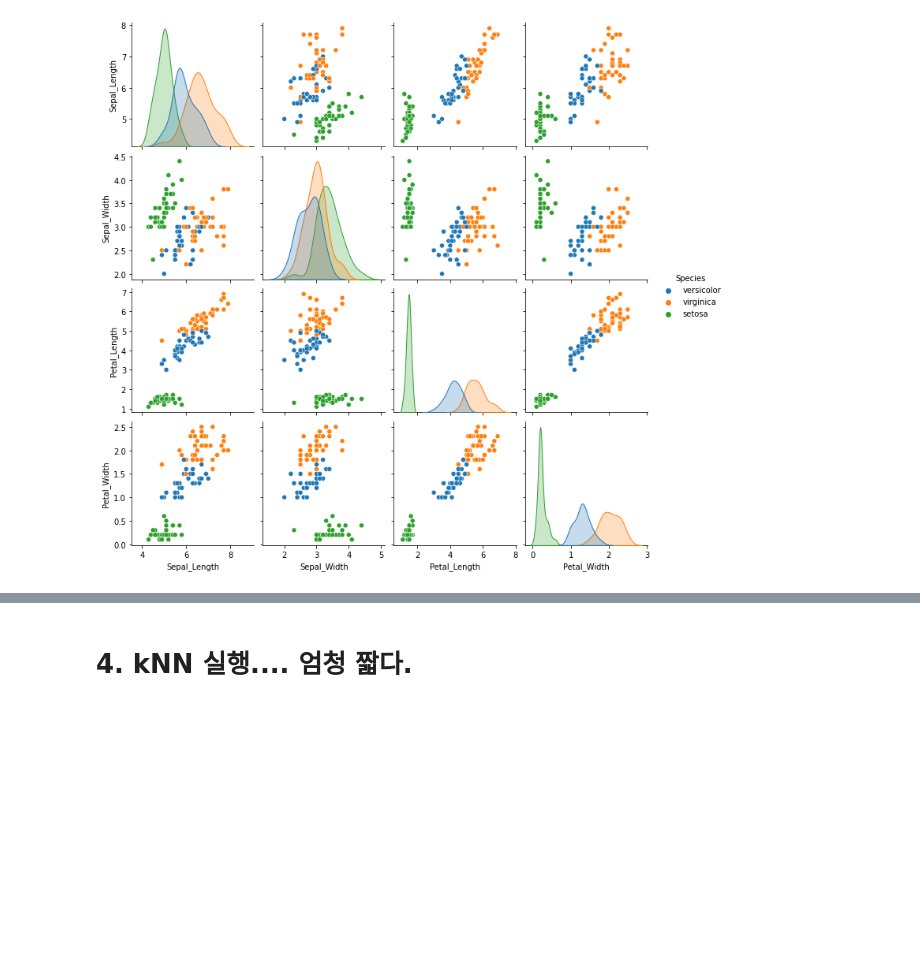
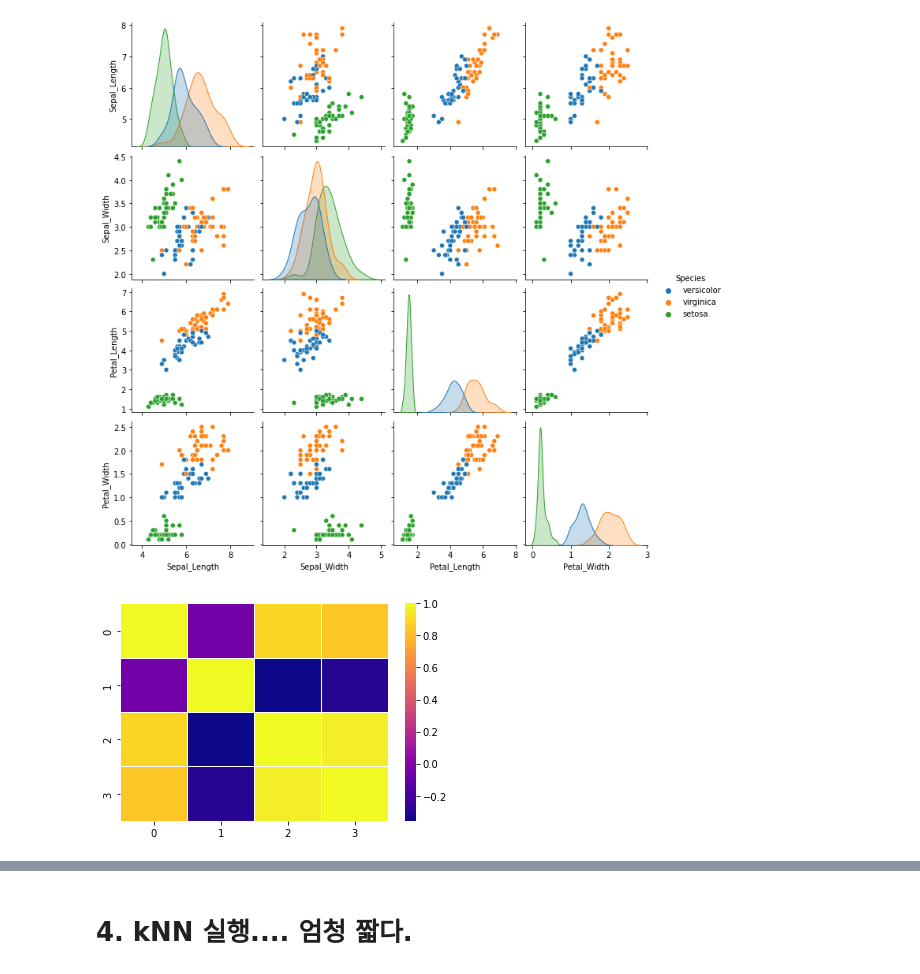
Before and after one commit to gundaminpde/2023-spring, a Jupyter notebook: 02_1_kNN.ipynb, the cells around one changed output, grey strips where cells are left out. Saved outputs shown, nothing was run; the diff lists cells and outputs as text; code cells hidden in the pictures; blank space fills up the shorter version.

```diff
--- a/02_1_kNN.ipynb
+++ b/02_1_kNN.ipynb
@@ -172,3 +172,10 @@ sns.pairplot(df_cat, hue='Species');
 plt.show()
 # %% [output]
 [figure]
+# %%
+corr_mat=np.corrcoef(X_train,rowvar=False)
+
+sns.heatmap(corr_mat,linewidth=1,cmap='plasma')
+plt.show()
+# %% [output]
+[figure, added]
```
Also changed, not shown: parts of 11 cells of this notebook.
